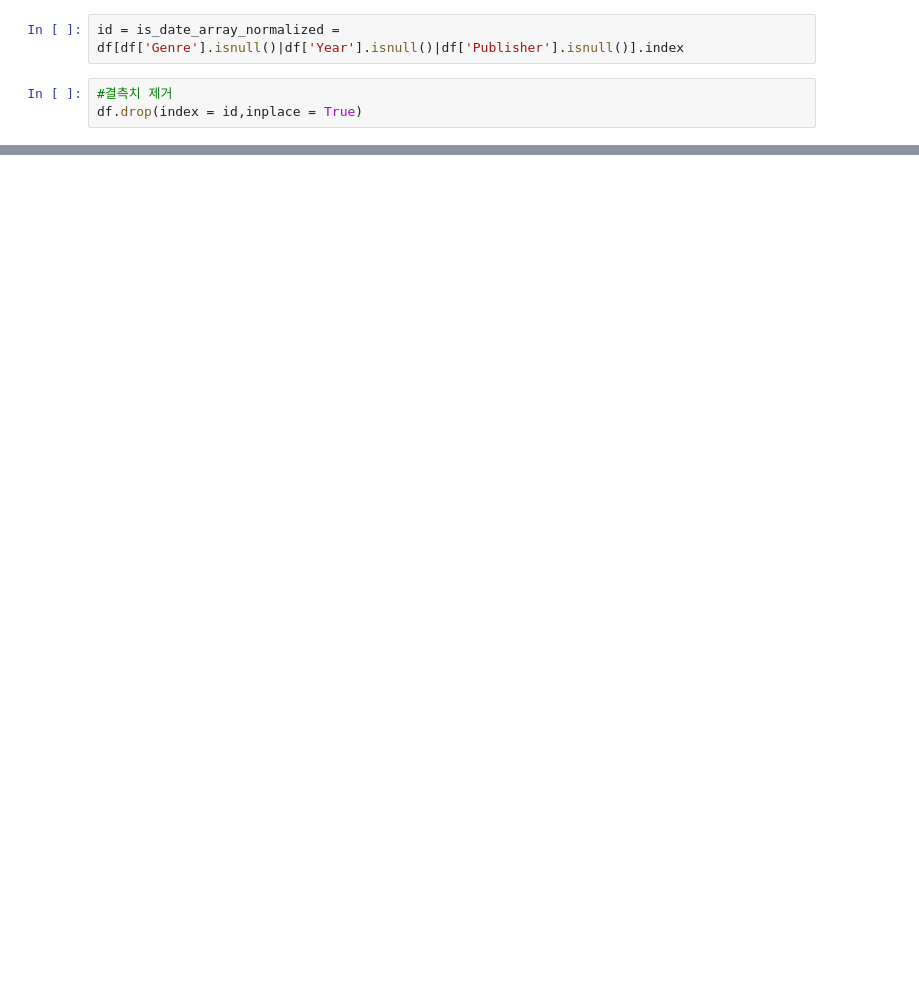
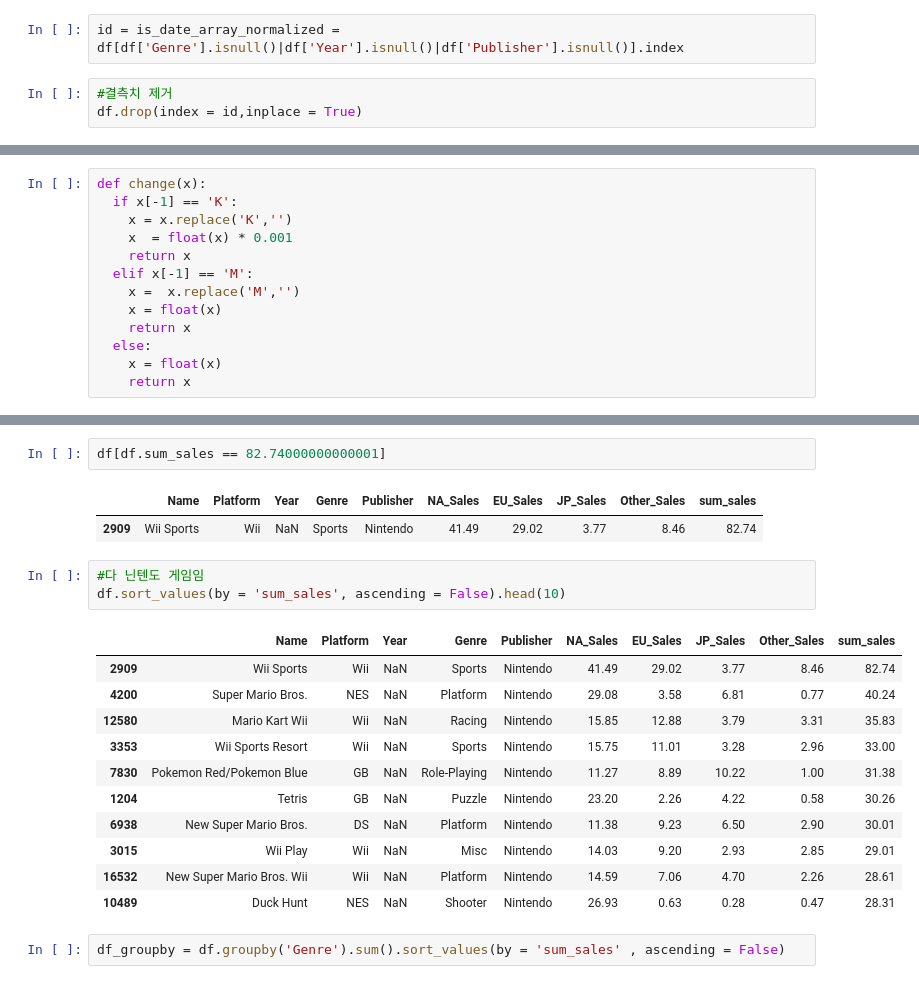
Before and after one commit to youngwoo3283/codestates_section1_project, a Jupyter notebook: section1_project.ipynb, the cells around one changed output, grey strips where cells are left out. Cells and saved outputs as stored; diff of their text form; blank space fills up the shorter version.

```diff
--- a/section1_project.ipynb
+++ b/section1_project.ipynb
@@ -85,0 +203,13 @@ Name: Platform, dtype: int64
+# %%
+def change(x):
+  if x[-1] == 'K':
+    x = x.replace('K','')
+    x  = float(x) * 0.001
+    return x
+  elif x[-1] == 'M':
+    x =  x.replace('M','')
+    x = float(x)
+    return x
+  else:
+    x = float(x)
+    return x
@@ -85,0 +281,22 @@ Name: Platform, dtype: int64
+# %%
+df[df.sum_sales == 82.74000000000001]
+# %% [output]
+|  | Name | Platform | Year | Genre | Publisher | NA_Sales | EU_Sales | JP_Sales | Other_Sales | sum_sales |
+| 2909 | Wii Sports | Wii | NaN | Sports | Nintendo | 41.49 | 29.02 | 3.77 | 8.46 | 82.74 |
+# %%
+#다 닌텐도 게임임
+df.sort_values(by = 'sum_sales', ascending = False).head(10)
+# %% [output]
+|  | Name | Platform | Year | Genre | Publisher | NA_Sales | EU_Sales | JP_Sales | Other_Sales | sum_sales |
+| 2909 | Wii Sports | Wii | NaN | Sports | Nintendo | 41.49 | 29.02 | 3.77 | 8.46 | 82.74 |
+| 4200 | Super Mario Bros. | NES | NaN | Platform | Nintendo | 29.08 | 3.58 | 6.81 | 0.77 | 40.24 |
+| 12580 | Mario Kart Wii | Wii | NaN | Racing | Nintendo | 15.85 | 12.88 | 3.79 | 3.31 | 35.83 |
+| 3353 | Wii Sports Resort | Wii | NaN | Sports | Nintendo | 15.75 | 11.01 | 3.28 | 2.96 | 33.00 |
+| 7830 | Pokemon Red/Pokemon Blue | GB | NaN | Role-Playing | Nintendo | 11.27 | 8.89 | 10.22 | 1.00 | 31.38 |
+| 1204 | Tetris | GB | NaN | Puzzle | Nintendo | 23.20 | 2.26 | 4.22 | 0.58 | 30.26 |
+| 6938 | New Super Mario Bros. | DS | NaN | Platform | Nintendo | 11.38 | 9.23 | 6.50 | 2.90 | 30.01 |
+| 3015 | Wii Play | Wii | NaN | Misc | Nintendo | 14.03 | 9.20 | 2.93 | 2.85 | 29.01 |
+| 16532 | New Super Mario Bros. Wii | Wii | NaN | Platform | Nintendo | 14.59 | 7.06 | 4.70 | 2.26 | 28.61 |
+| 10489 | Duck Hunt | NES | NaN | Shooter | Nintendo | 26.93 | 0.63 | 0.28 | 0.47 | 28.31 |
+# %%
+df_groupby = df.groupby('Genre').sum().sort_values(by = 'sum_sales' , ascending = False)
```
Also changed, not shown: parts of 36 cells of this notebook.
